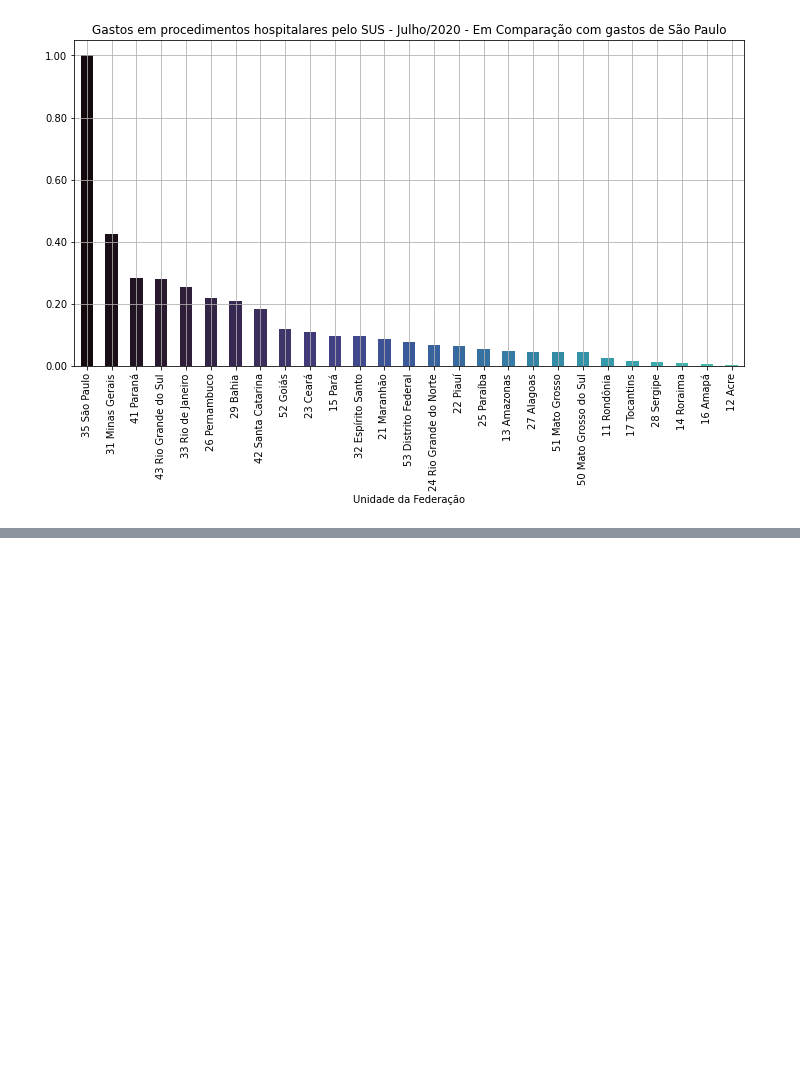
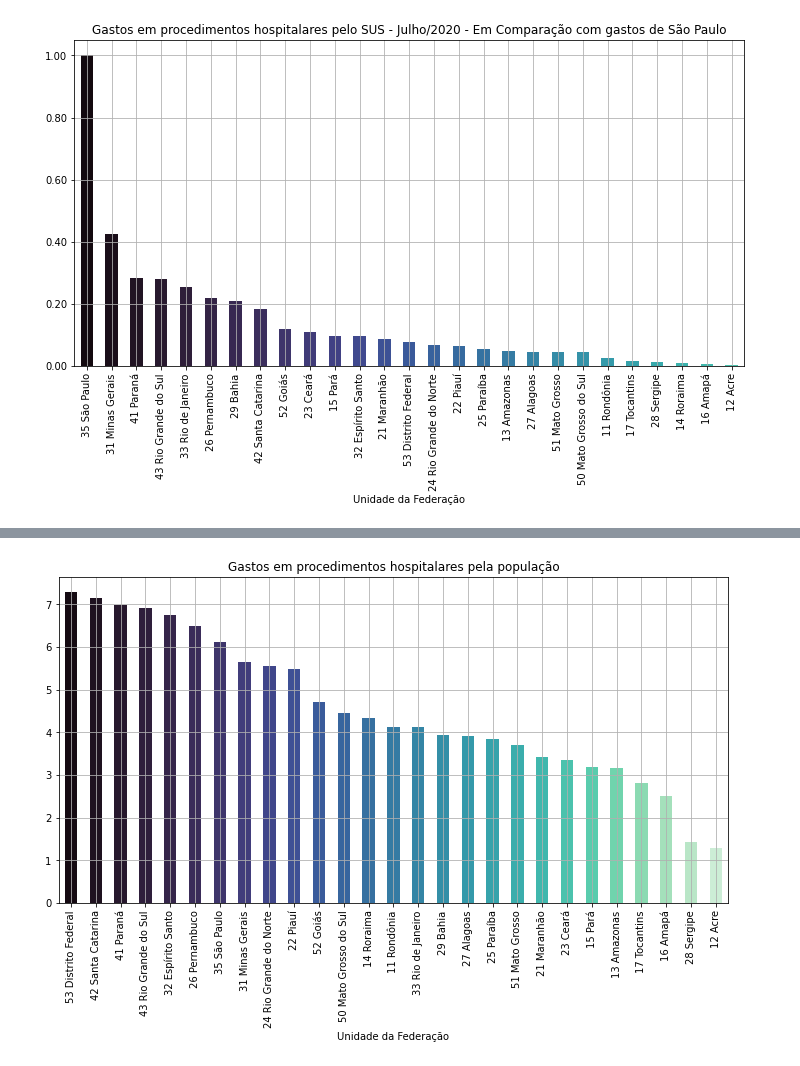
Before and after one commit to silviacfreitas/BootcampDataScienceAplicadaAlura, a Jupyter notebook: BootcampDSModulo01Aula05.ipynb, the cells around one changed output, grey strips where cells are left out. Cells and saved outputs as stored; diff of their text form; code cells hidden in the pictures; blank space fills up the shorter version.

```diff
--- a/BootcampDSModulo01Aula05.ipynb
+++ b/BootcampDSModulo01Aula05.ipynb
@@ -978,3 +980,6 @@ plt.show()
 [figure]
 # %%
 # Desafio: Gastos por população de 2 estados
+# %%
+dados_populacao = pd.read_excel("/content/serie_2001_2020_TCU.xls", skiprows=4, skipfooter=10)
+dados_populacao.head()
@@ -980,0 +993,4 @@ plt.show()
+# %%
+dados_populacao = dados_populacao.drop(dados_populacao.index[[0,1,2,10,20,25,29]])
+dados_populacao = dados_populacao.drop("Unidades da Federação", axis=1)
+dados_populacao.head()
@@ -980,0 +1004,3 @@ plt.show()
+# %%
+dados_populacao = dados_populacao.set_index(dados['Unidade da Federação'])
+dados_populacao.head()
@@ -980,0 +1037,3 @@ plt.show()
+# %%
+gastos_por_populacao = ordenado_por_total["2020/Jul"]/dados_populacao[2020]
+gastos_por_populacao
@@ -980,0 +1058,7 @@ plt.show()
+# %%
+ax = gastos_por_populacao.sort_values(ascending=False).plot(kind="bar", figsize=(12,6), color=sns.color_palette("mako", len(range(27))))
+plt.title("Gastos em procedimentos hospitalares pela população")
+plt.grid()
+plt.show()
+# %% [output]
+[figure, added]
```
Also changed, not shown: parts of 9 cells of this notebook.
